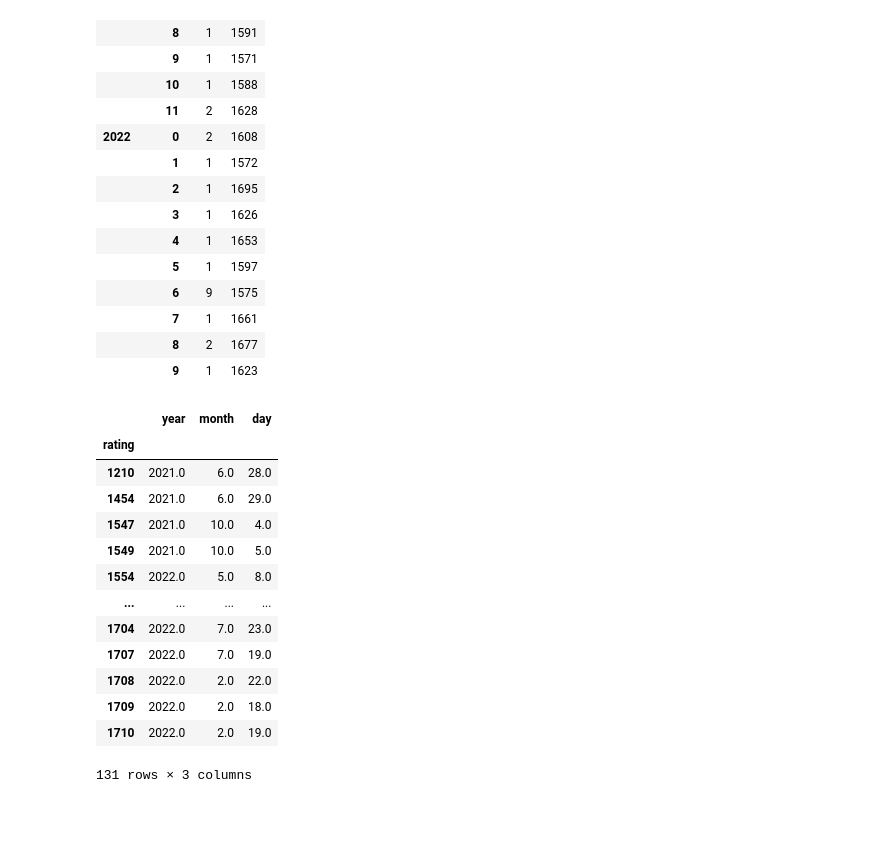
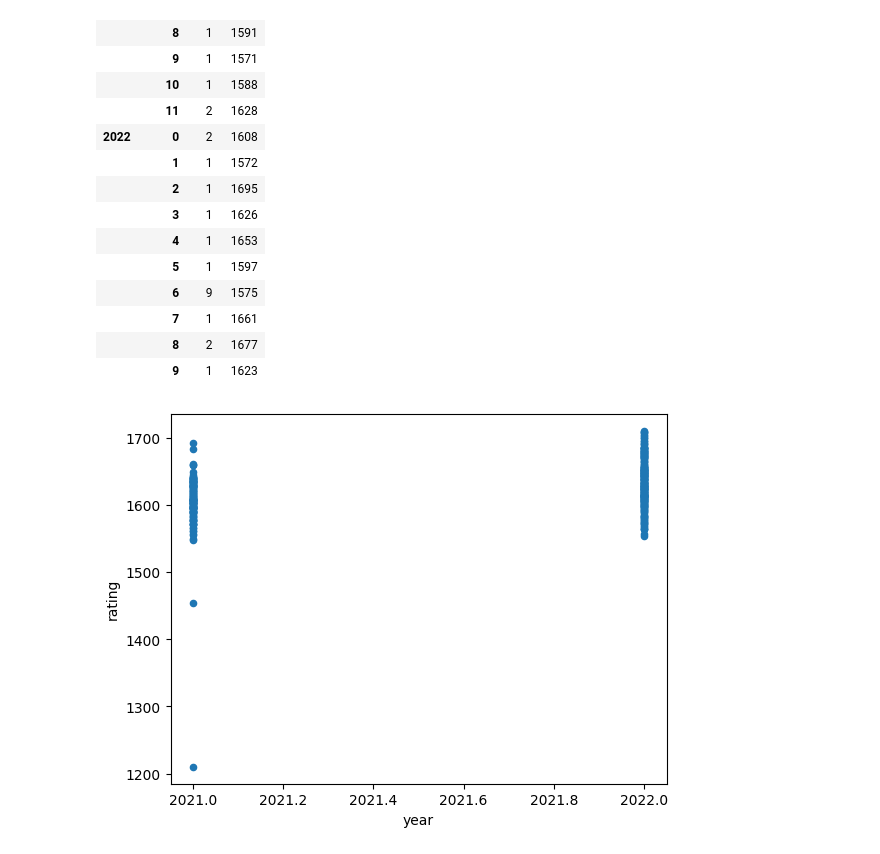
Before and after one commit to DanielBrechner/chess-data, a Jupyter notebook: lichess.ipynb, the cells around one changed output. Drawn from its saved outputs; the diff is of its cells as text; code cells hidden in the pictures; blank space fills up the shorter version.

Commit message:
new plot

```diff
--- a/lichess.ipynb
+++ b/lichess.ipynb
@@ -98,7 +97,4 @@ chess_data
 # %%
-
-chess_data= pd.DataFrame(df['points'].to_list(),columns=['year','month','day','rating'])
-
 chess_data.plot(kind = 'scatter', x = 'month', y = 'rating')
 
 plt.show()
@@ -159,18 +155,6 @@ year_month.first()
 |  | 9 | 1 | 1623 |
 # %%
 chess_data.groupby(['rating']).mean()
+chess_data.plot.scatter( x= 'year', y = 'rating' );
 # %% [output]
-|  | year | month | day |
-| rating |  |  |  |
-| 1210 | 2021.0 | 6.0 | 28.0 |
-| 1454 | 2021.0 | 6.0 | 29.0 |
-| 1547 | 2021.0 | 10.0 | 4.0 |
-| 1549 | 2021.0 | 10.0 | 5.0 |
-| 1554 | 2022.0 | 5.0 | 8.0 |
-| ... | ... | ... | ... |
-| 1704 | 2022.0 | 7.0 | 23.0 |
-| 1707 | 2022.0 | 7.0 | 19.0 |
-| 1708 | 2022.0 | 2.0 | 22.0 |
-| 1709 | 2022.0 | 2.0 | 18.0 |
-| 1710 | 2022.0 | 2.0 | 19.0 |
-131 rows × 3 columns
+[figure, added]
```
Also changed, not shown: parts of 4 cells of this notebook.
